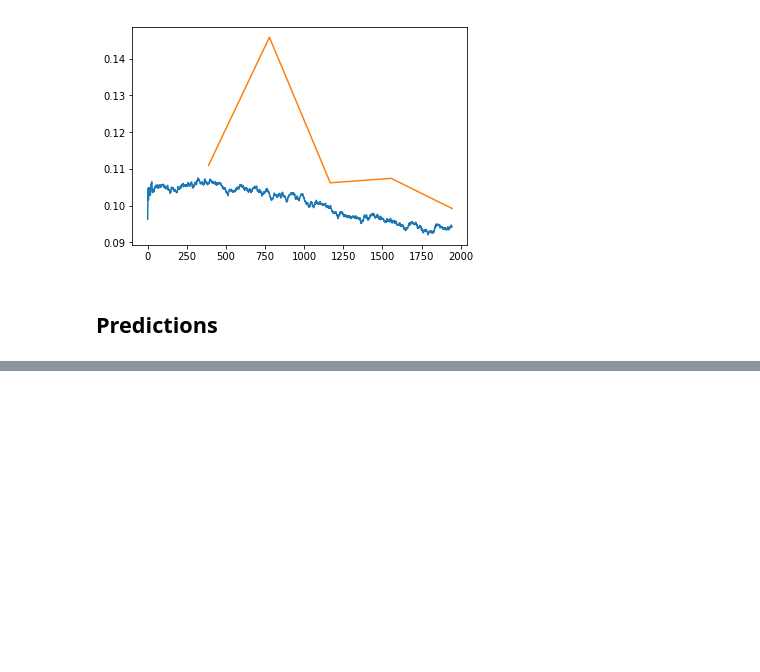
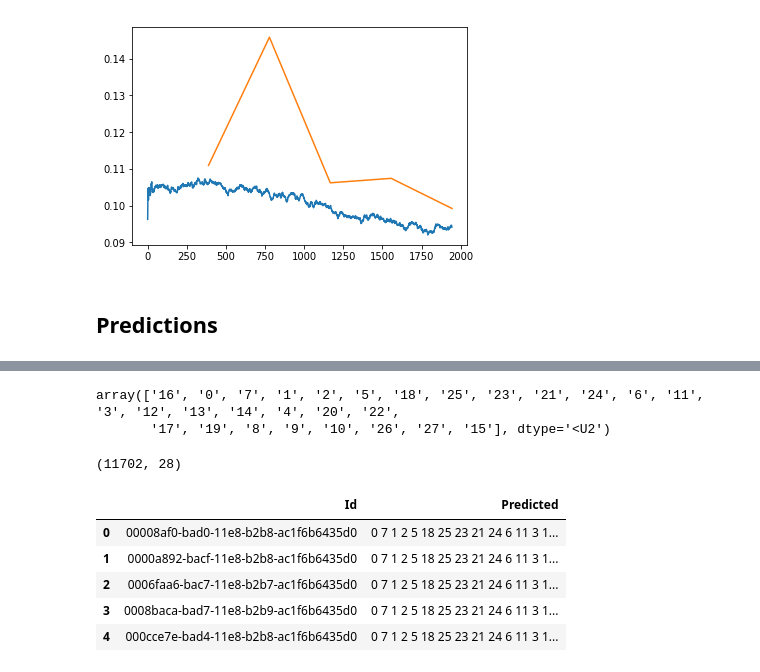
Before and after one commit to fabsta/k_hpa, a Jupyter notebook: Fastai_starter.ipynb, the cells around one changed output, grey strips where cells are left out. Saved outputs shown, nothing was run; the diff lists cells and outputs as text; code cells hidden in the pictures; blank space fills up the shorter version.

```diff
--- a/Fastai_starter.ipynb
+++ b/Fastai_starter.ipynb
@@ -309,0 +344,31 @@ learn.save('stage-2-rn18-512')
+# %%
+classes = uniqueify(np.concatenate(labels))
+# %%
+classes
+# %% [output]
+array(['16', '0', '7', '1', '2', '5', '18', '25', '23', '21', '24', '6', '11', '3', '12', '13', '14', '4', '20', '22',
+       '17', '19', '8', '9', '10', '26', '27', '15'], dtype='<U2')
+# %%
+sample_sub = pd.read_csv(sample)
+test_names = list(sample_sub.Id.values)
+# %%
+preds = to_np(p.sigmoid())  #Check if we are using focal loss or BCE.
+# threshold = 0.5
+threshold = ths
+print(preds.shape)
+classes = np.array(classes)
+res = np.array([" ".join(classes[(np.where(pp>threshold))])for pp in preds])
+# %% [output]
+(11702, 28)
+# %%
+frame = pd.DataFrame(np.array([test_names, res]).T, columns = ['Id','Predicted'])
+frame.to_csv('data/submits/protein_se.csv', index=False)
+# %%
+frame.head()
+# %% [output]
+|  | Id | Predicted |
+| 0 | 00008af0-bad0-11e8-b2b8-ac1f6b6435d0 | 0 7 1 2 5 18 25 23 21 24 6 11 3 1... |
+| 1 | 0000a892-bacf-11e8-b2b8-ac1f6b6435d0 | 0 7 1 2 5 18 25 23 21 24 6 11 3 1... |
+| 2 | 0006faa6-bac7-11e8-b2b7-ac1f6b6435d0 | 0 7 1 2 5 18 25 23 21 24 6 11 3 1... |
+| 3 | 0008baca-bad7-11e8-b2b9-ac1f6b6435d0 | 0 7 1 2 5 18 25 23 21 24 6 11 3 1... |
+| 4 | 000cce7e-bad4-11e8-b2b8-ac1f6b6435d0 | 0 7 1 2 5 18 25 23 21 24 6 11 3 1... |
```
Also changed, not shown: parts of 29 cells of this notebook, 6 other files.
